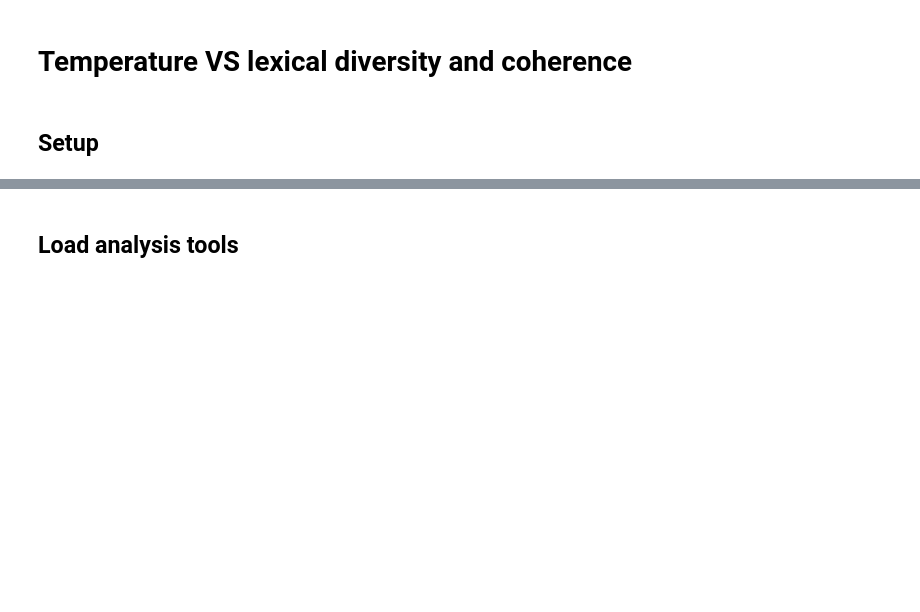
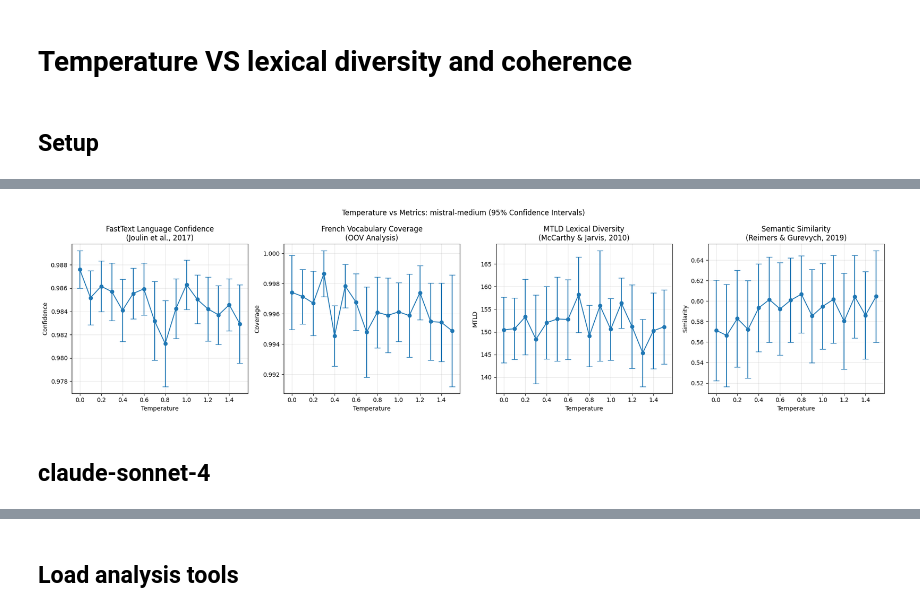
Before and after one commit to szkjn/temperature-impact-analysis, a Jupyter notebook: metrics.ipynb, the cells around one changed output, grey strips where cells are left out. Saved outputs shown, nothing was run; the diff lists cells and outputs as text; code cells hidden in the pictures; blank space fills up the shorter version.

```diff
--- a/metrics.ipynb
+++ b/metrics.ipynb
@@ -33,0 +61,7 @@ Temperature range: 0.0 - 2.0
+# %%
+fig, axes = plot_single_model_metrics(temp_stats_mistral, "mistral-medium", use_ci=True)
+plt.show()
+# %% [output]
+[figure, added]
+# %% [markdown]
+## claude-sonnet-4
```
Also changed, not shown: parts of 25 cells of this notebook, 2 other files.
